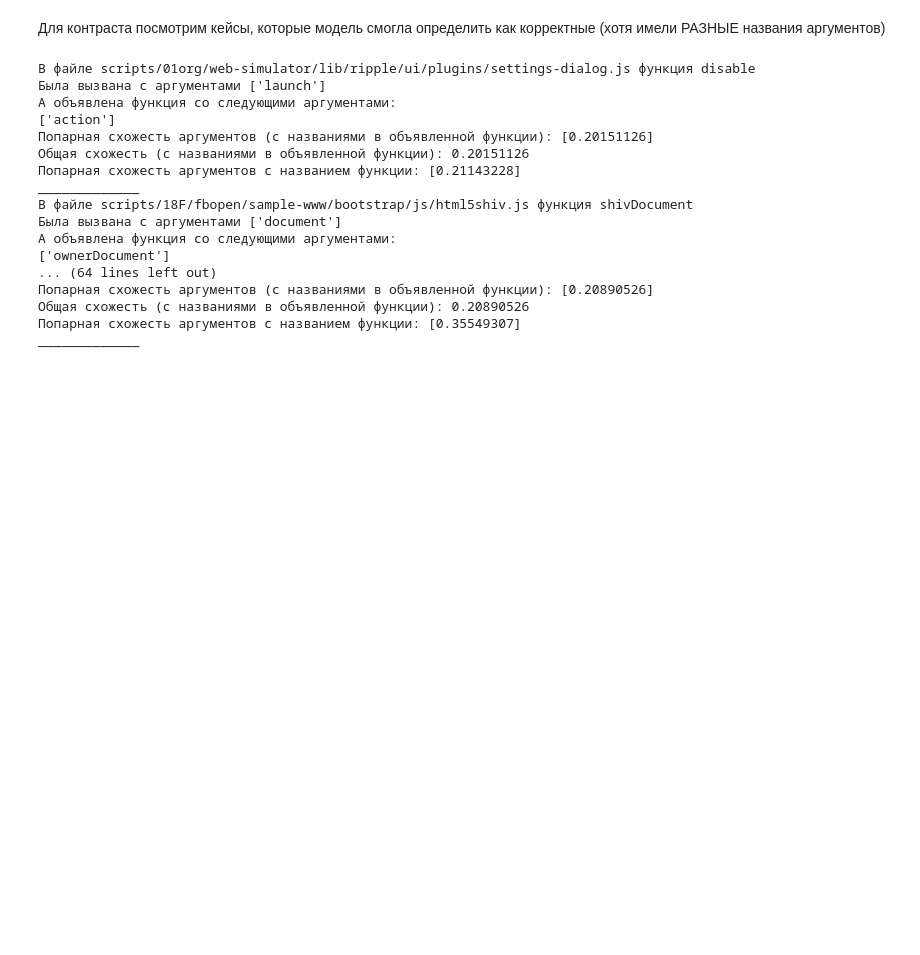
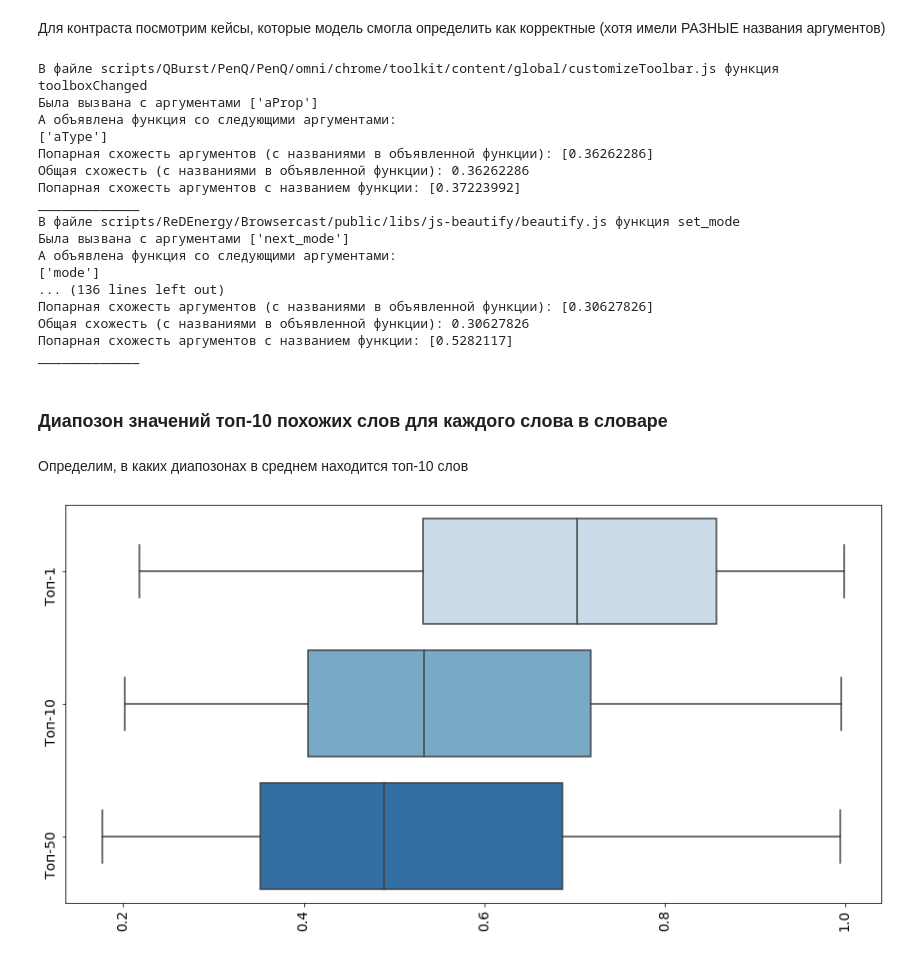
Before and after one commit to nsbarsukov/ml-bug-detector, a Jupyter notebook: function-based-bug-detector/model-creation.ipynb, the cells around one changed output. Saved outputs shown, nothing was run; the diff lists cells and outputs as text; code cells hidden in the pictures; blank space fills up the shorter version.

```diff
--- a/function-based-bug-detector/model-creation.ipynb
+++ b/function-based-bug-detector/model-creation.ipynb
@@ -258,7 +258,13 @@ for func_exec_item in func_exec_storage:
     if if_all_similar_with_creation and if_all_similar_with_func_name:
         success_exec_func_storage.append(func_exec)
 # %%
-for func_exec in success_exec_func_storage[:10]:
+already_shown = []
+
+for func_exec in success_exec_func_storage:
+    if func_exec.func_name in already_shown:
+        continue
+    already_shown.append(func_exec.func_name)
+
     print('В файле', func_exec.func_path, 'функция', func_exec.func_name)
     print('Была вызвана с аргументами', func_exec.args_names)
     print('А объявлена функция со следующими аргументами:')
@@ -268,20 +274,62 @@ for func_exec in success_exec_func_storage[:10]:
     print('Попарная схожесть аргументов c названием функции:', func_exec.args_similarity_with_func_name)
     print('_____________')
 # %% [output]
-В файле scripts/01org/web-simulator/lib/ripple/ui/plugins/settings-dialog.js функция disable
-Была вызвана с аргументами ['launch']
+В файле scripts/QBurst/PenQ/PenQ/omni/chrome/toolkit/content/global/customizeToolbar.js функция toolboxChanged
+Была вызвана с аргументами ['aProp']
 А объявлена функция со следующими аргументами:
-['action']
-Попарная схожесть аргументов (c названиями в объявленной функции): [0.20151126]
-Общая схожесть (c названиями в объявленной функции): 0.20151126
-Попарная схожесть аргументов c названием функции: [0.21143228]
+['aType']
+Попарная схожесть аргументов (c названиями в объявленной функции): [0.36262286]
+Общая схожесть (c названиями в объявленной функции): 0.36262286
+Попарная схожесть аргументов c названием функции: [0.37223992]
 _____________
-В файле scripts/18F/fbopen/sample-www/bootstrap/js/html5shiv.js функция shivDocument
-Была вызвана с аргументами ['document']
+В файле scripts/ReDEnergy/Browsercast/public/libs/js-beautify/beautify.js функция set_mode
+Была вызвана с аргументами ['next_mode']
 А объявлена функция со следующими аргументами:
-['ownerDocument']
-... (64 lines left out)
-Попарная схожесть аргументов (c названиями в объявленной функции): [0.20890526]
-Общая схожесть (c названиями в объявленной функции): 0.20890526
-Попарная схожесть аргументов c названием функции: [0.35549307]
+['mode']
+... (136 lines left out)
+Попарная схожесть аргументов (c названиями в объявленной функции): [0.30627826]
+Общая схожесть (c названиями в объявленной функции): 0.30627826
+Попарная схожесть аргументов c названием функции: [0.5282117]
 _____________
+# %% [markdown]
+### Диапозон значений топ-10 похожих слов для каждого слова в словаре
+# %% [markdown]
+Определим, в каких диапозонах в среднем находится топ-10 слов
+# %%
+first_simalar_words_sims = []
+tenth_simalar_words_sims = []
+fiftieth_simalar_words_sims = []
+hundredth_simalar_words_sims = []
+
+sample_words_from_model_dic = word2VecModel.wv.index2entity[::300]
+
+for wordIndex in tqdm(range(len(sample_words_from_model_dic))):
+    word = sample_words_from_model_dic[wordIndex]
+    most_similar_words = word2VecModel.wv.most_similar(word, topn=100)
+
+    first_simalar_words_sims.append(most_similar_words[0][1])
+    tenth_simalar_words_sims.append(most_similar_words[9][1])
+    fiftieth_simalar_words_sims.append(most_similar_words[49][1])
+    hundredth_simalar_words_sims.append(most_similar_words[99][1])
+# %%
+import numpy as np
+
+top_1 = np.asarray(first_simalar_words_sims)
+top_10 = np.asarray(tenth_simalar_words_sims)
+top_50 = np.asarray(fiftieth_simalar_words_sims)
+top_100 = np.asarray(hundredth_simalar_words_sims)
+# %%
+import seaborn as sns
+import matplotlib.pyplot as plt
+plt.figure(figsize=(15,7.5))
+tops_sims_df = pd.DataFrame({
+    'Топ-1': top_1,
+    'Топ-10': top_10,
+    'Топ-50': top_50,
+    # 'Топ-100': top_100
+})
+
+tops_boxplot = sns.boxplot(data=tops_sims_df, orient='h', palette="Blues")
+tops_boxplot.tick_params(labelsize=14, labelrotation = 90)
+# %% [output]
+[figure, added]
```
Also changed, not shown: parts of 2 cells of this notebook.
